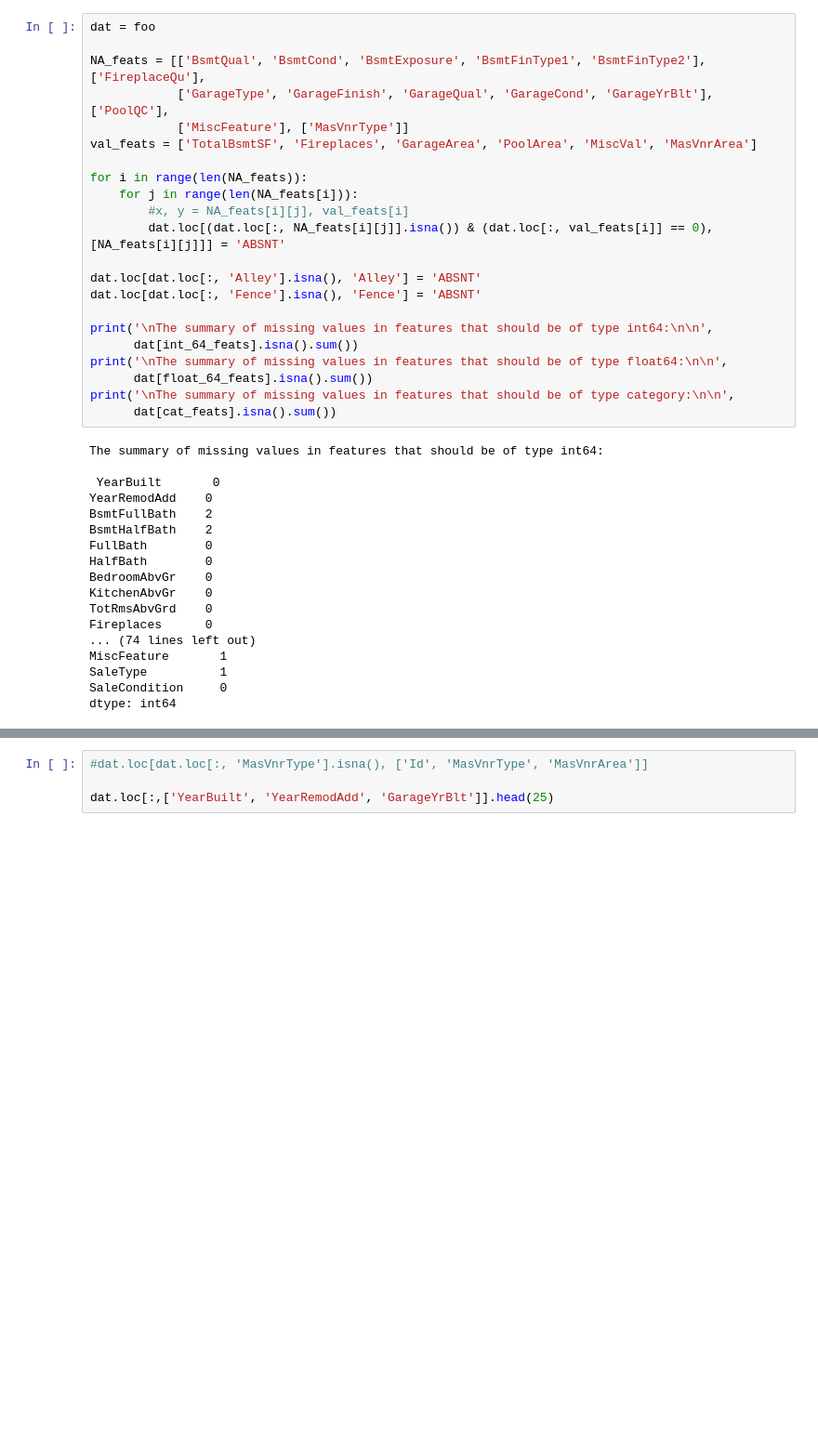
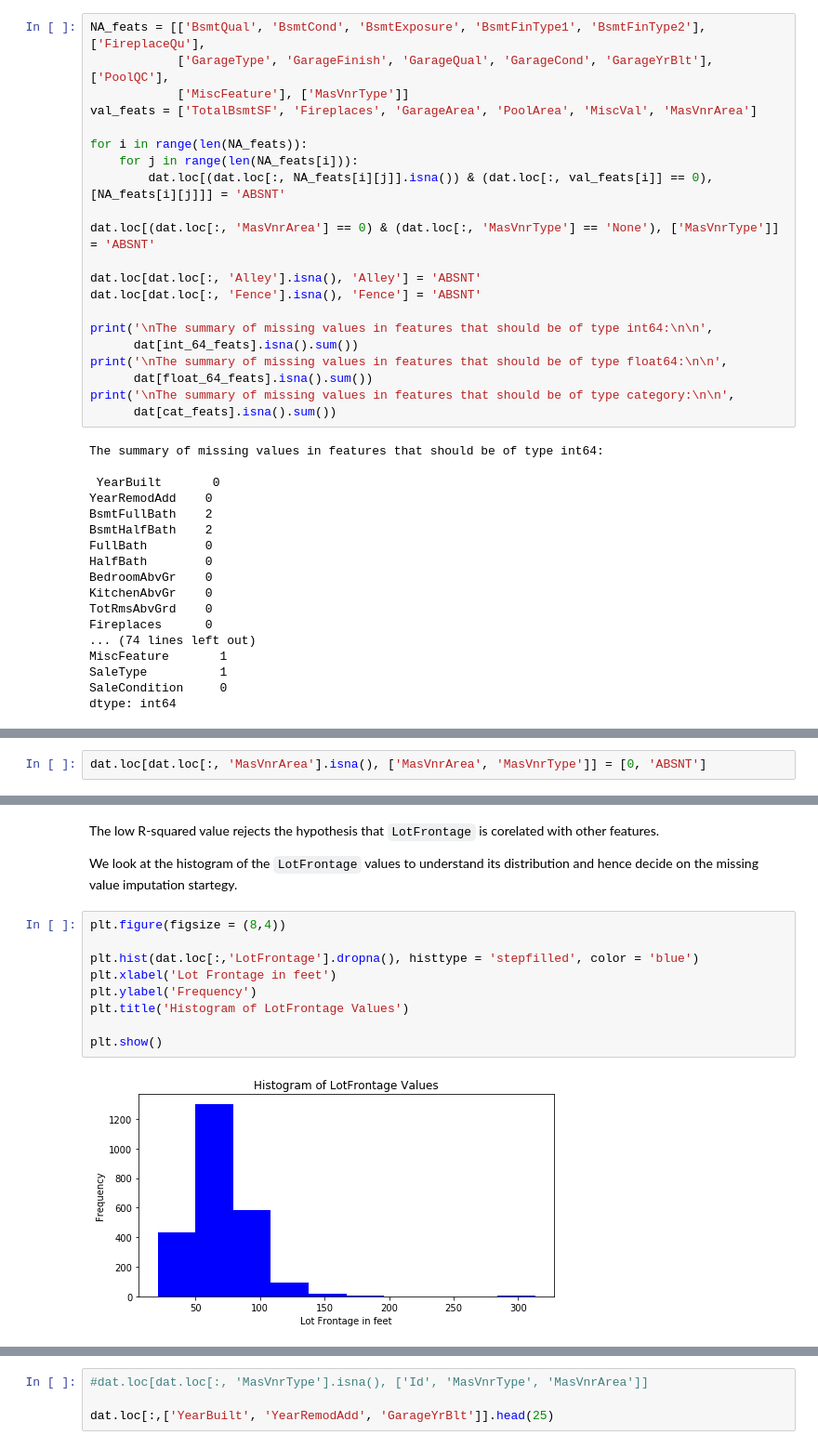
Before and after one commit to sanjeevgadre/Kaggle-Ames, a Jupyter notebook: Python/scripts/Part-I.ipynb, the cells around one changed output, grey strips where cells are left out. Shown at 93% size. Drawn from its saved outputs; the diff is of its cells as text; blank space fills up the shorter version.

```diff
--- a/Python/scripts/Part-I.ipynb
+++ b/Python/scripts/Part-I.ipynb
@@ -162,8 +163,6 @@ However, care needs to be taken that a genuine <b>NA</b> is not replaced. To tha
 
 We once again, for each of these three sets of features, we ascertain the details of the missing values.
 # %%
-dat = foo
-
 NA_feats = [['BsmtQual', 'BsmtCond', 'BsmtExposure', 'BsmtFinType1', 'BsmtFinType2'],['FireplaceQu'],
             ['GarageType', 'GarageFinish', 'GarageQual', 'GarageCond', 'GarageYrBlt'], ['PoolQC'],
             ['MiscFeature'], ['MasVnrType']]
@@ -171,8 +170,9 @@ val_feats = ['TotalBsmtSF', 'Fireplaces', 'GarageArea', 'PoolArea', 'MiscVal', '
 
 for i in range(len(NA_feats)):
     for j in range(len(NA_feats[i])):
-        #x, y = NA_feats[i][j], val_feats[i]
         dat.loc[(dat.loc[:, NA_feats[i][j]].isna()) & (dat.loc[:, val_feats[i]] == 0), [NA_feats[i][j]]] = 'ABSNT'
+
+dat.loc[(dat.loc[:, 'MasVnrArea'] == 0) & (dat.loc[:, 'MasVnrType'] == 'None'), ['MasVnrType']] = 'ABSNT'
 
 dat.loc[dat.loc[:, 'Alley'].isna(), 'Alley'] = 'ABSNT'
 dat.loc[dat.loc[:, 'Fence'].isna(), 'Fence'] = 'ABSNT'
@@ -250,0 +287,2 @@ We now have the better picture of the missing values in the various features. Li
+# %%
+dat.loc[dat.loc[:, 'MasVnrArea'].isna(), ['MasVnrArea', 'MasVnrType']] = [0, 'ABSNT']
@@ -250,0 +309,15 @@ We now have the better picture of the missing values in the various features. Li
+# %% [markdown]
+The low R-squared value rejects the hypothesis that <code>LotFrontage</code> is corelated with other features.
+
+We look at the histogram of the <code>LotFrontage</code> values to understand its distribution and hence decide on the missing value imputation startegy.
+# %%
+plt.figure(figsize = (8,4))
+
+plt.hist(dat.loc[:,'LotFrontage'].dropna(), histtype = 'stepfilled', color = 'blue')
+plt.xlabel('Lot Frontage in feet')
+plt.ylabel('Frequency')
+plt.title('Histogram of LotFrontage Values')
+
+plt.show()
+# %% [output]
+[figure, added]
```
Also changed, not shown: parts of 14 cells of this notebook.
